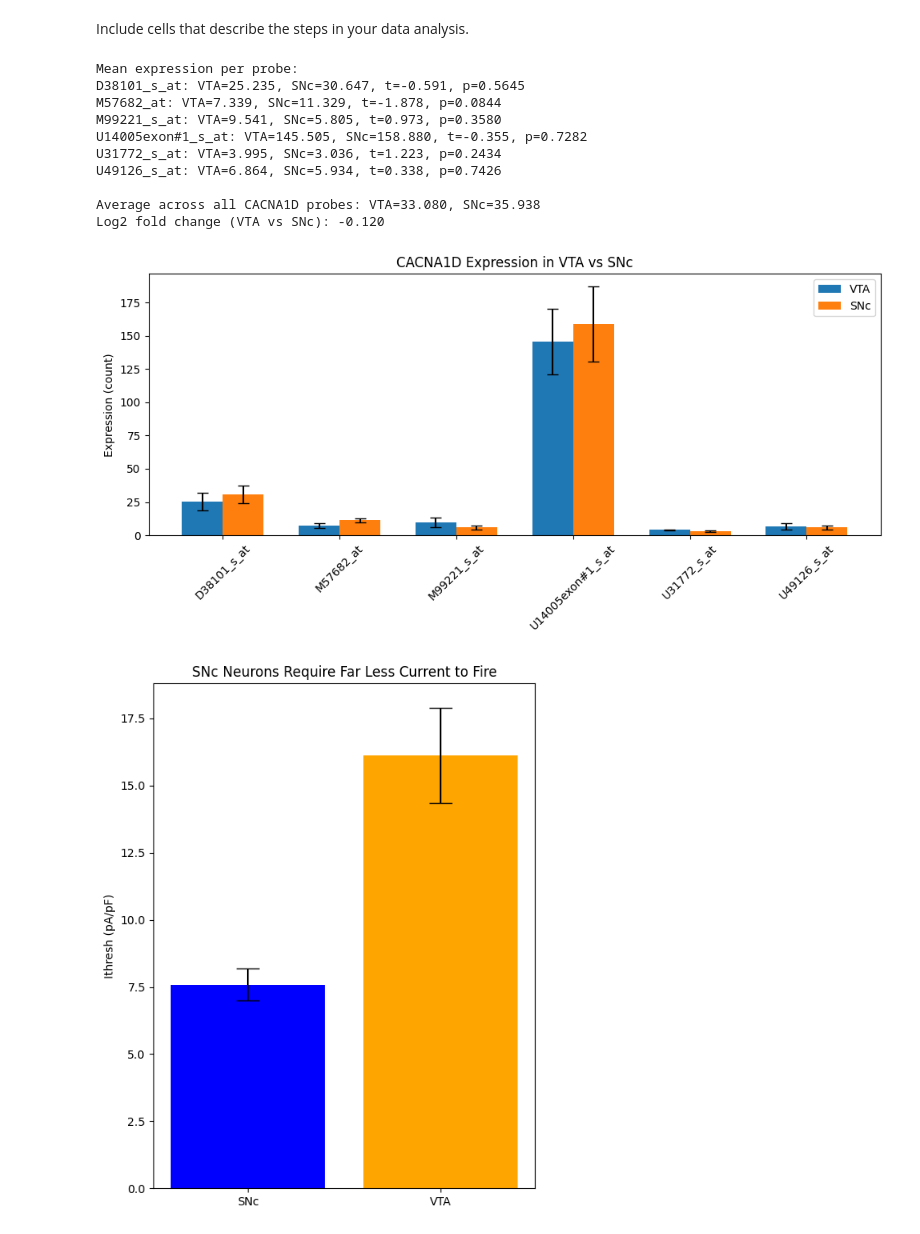
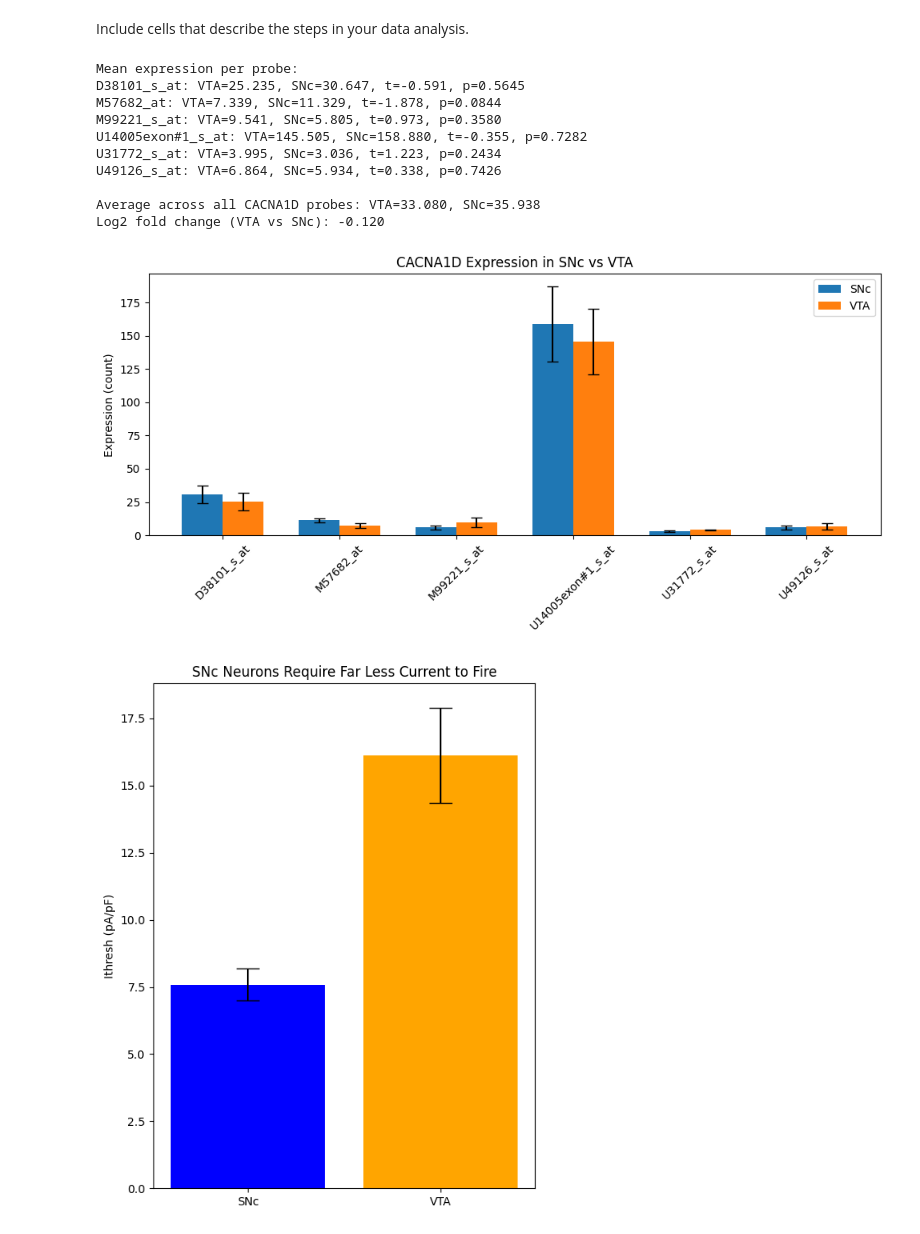
Before and after one commit to bhuynh05/BIPN-162-Group-9, a Jupyter notebook: CellTypesProject_template.ipynb, the cells around one changed output. Drawn from its saved outputs; the diff is of its cells as text; code cells hidden in the pictures.

```diff
--- a/CellTypesProject_template.ipynb
+++ b/CellTypesProject_template.ipynb
@@ -329,37 +288,37 @@ for probe in probes:
     snc_vals = df_cacna1d.loc[df_cacna1d['ID_REF']==probe, snc_samples].astype(float).values.flatten()
     means.append([vta_vals.mean(), snc_vals.mean()])
     sems.append([vta_vals.std(ddof=1)/np.sqrt(len(vta_vals)), snc_vals.std(ddof=1)/np.sqrt(len(snc_vals))])
 
 means = np.array(means)
 sems = np.array(sems)
 
 # Plot
 x = np.arange(len(probes))
 width = 0.35
 
 fig, ax = plt.subplots(figsize=(10,5))
-ax.bar(x - width/2, means[:,0], width, yerr=sems[:,0], capsize=5, label='VTA')
-ax.bar(x + width/2, means[:,1], width, yerr=sems[:,1], capsize=5, label='SNc')
+ax.bar(x - width/2, means[:,1], width, yerr=sems[:,1], capsize=5, label='SNc')
+ax.bar(x + width/2, means[:,0], width, yerr=sems[:,0], capsize=5, label='VTA')
 
 ax.set_xticks(x)
 ax.set_xticklabels(probes, rotation=45)
 ax.set_ylabel("Expression (count)")
-ax.set_title("CACNA1D Expression in VTA vs SNc")
+ax.set_title("CACNA1D Expression in SNc vs VTA")
 ax.legend()
 plt.tight_layout()
 plt.show()
 # %% [output]
 Mean expression per probe:
 D38101_s_at: VTA=25.235, SNc=30.647, t=-0.591, p=0.5645
 M57682_at: VTA=7.339, SNc=11.329, t=-1.878, p=0.0844
 M99221_s_at: VTA=9.541, SNc=5.805, t=0.973, p=0.3580
 U14005exon#1_s_at: VTA=145.505, SNc=158.880, t=-0.355, p=0.7282
 U31772_s_at: VTA=3.995, SNc=3.036, t=1.223, p=0.2434
 U49126_s_at: VTA=6.864, SNc=5.934, t=0.338, p=0.7426
 
 Average across all CACNA1D probes: VTA=33.080, SNc=35.938
 Log2 fold change (VTA vs SNc): -0.120
-[figure, old version]
+[figure, new version]
 # %%
 ### Figures
 # Threshold differences between SNc and VTA neurons, which may contribute to the selective vulnerability of SNc neurons in Parkinson's disease. We will create a bar plot comparing the mean Ithresh (pA/pF) between SNc and VTA neurons, with error bars representing the standard error of the mean.
```
Also changed, not shown: parts of 6 cells of this notebook.
